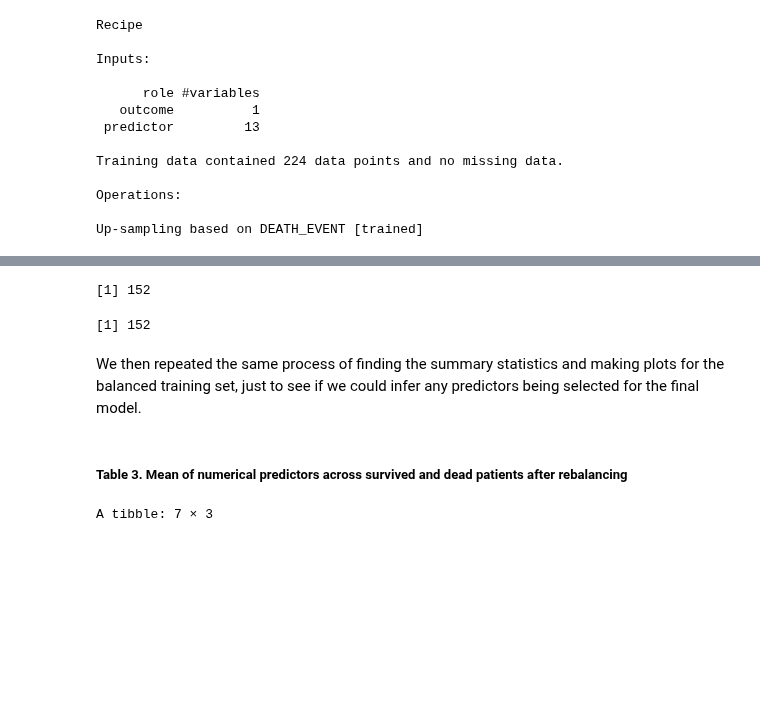
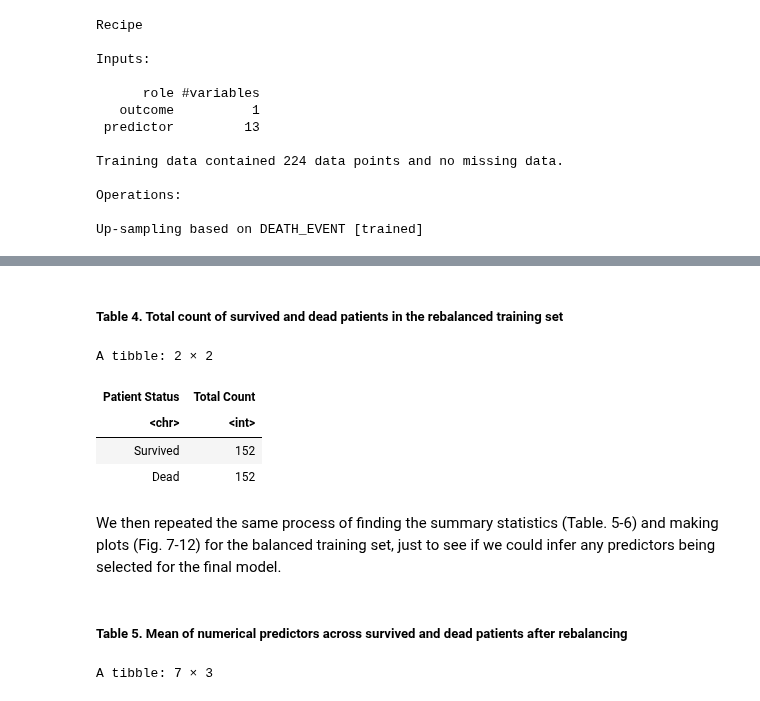
Before and after one commit to ShiyuDeng-Simon/group_project, a Jupyter notebook: Proposal.ipynb, the cells around one changed output, grey strips where cells are left out. Drawn from its saved outputs; the diff is of its cells as text; code cells hidden in the pictures; blank space fills up the shorter version.

```diff
--- a/Proposal.ipynb
+++ b/Proposal.ipynb
@@ -436,19 +461,31 @@ A tibble: 304 × 14
 | 45 | 1 | 981 | 0 | 30 | 0 | 136000 | ... |
 | 50 | 1 | 249 | 1 | 35 | 1 | 319000 | ... |
 | 65 | 0 | 146 | 0 | 20 | 0 | 162000 | ... |
+# %% [markdown]
+##### Table 4. Total count of survived and dead patients in the rebalanced training set
 # %%
+options(repr.matrix.max.rows = 3)
+
 balanced_death <- balanced_data |>
     filter(DEATH_EVENT == 1)
-nrow(balanced_death)
 
 balanced_survived <- balanced_data |>
     filter(DEATH_EVENT == 0)
-nrow(balanced_survived)
+
+labels_balanced <- c("Survived", "Dead")
+nrow_train_balanced <- c(nrow(balanced_survived), nrow(balanced_death))
+nrow_train_balanced_table <- tibble(labels_balanced, nrow_train_balanced)
+colnames(nrow_train_balanced_table) <- c("Patient Status", "Total Count")
+
+nrow_train_balanced_table
 # %% [output]
-[1] 152
+A tibble: 2 × 2
-[1] 152
+| Patient Status | Total Count |
+| <chr> | <int> |
+| Survived | 152 |
+| Dead | 152 |
 # %% [markdown]
-We then repeated the same process of finding the summary statistics and making plots for the balanced training set, just to see if we could infer any predictors being selected for the final model.
+We then repeated the same process of finding the summary statistics (Table. 5-6) and making plots (Fig. 7-12) for the balanced training set, just to see if we could infer any predictors being selected for the final model.
 # %%
 # find the mean for each numerical predictors among the survived patients
 mean_summary_survived_balanced <- find_mean_survived(balanced_data)
@@ -467,5 +504,5 @@ ratio_summary_balanced <- c(ratio_summary_yes_balanced[1], ratio_summary_no_bala
                             ratio_summary_yes_balanced[4], ratio_summary_no_balanced[4],
                             ratio_summary_yes_balanced[5], ratio_summary_no_balanced[5])
 # %% [markdown]
-##### Table 3. Mean of numerical predictors across survived and dead patients after rebalancing
+##### Table 5. Mean of numerical predictors across survived and dead patients after rebalancing
 # %%
```
Also changed, not shown: parts of 32 cells of this notebook.
